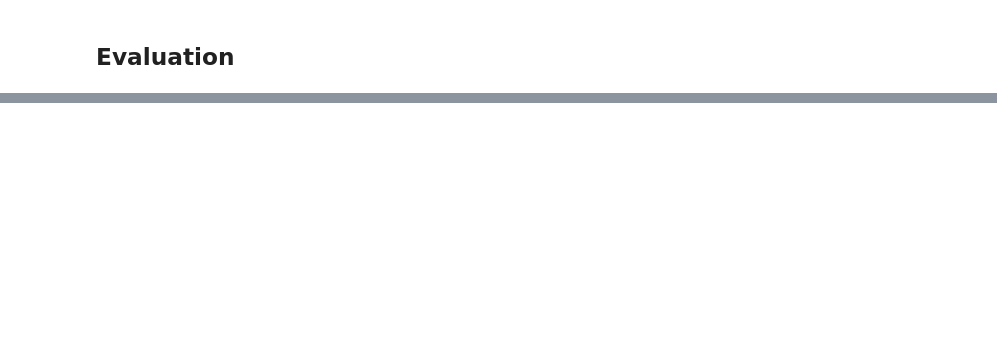
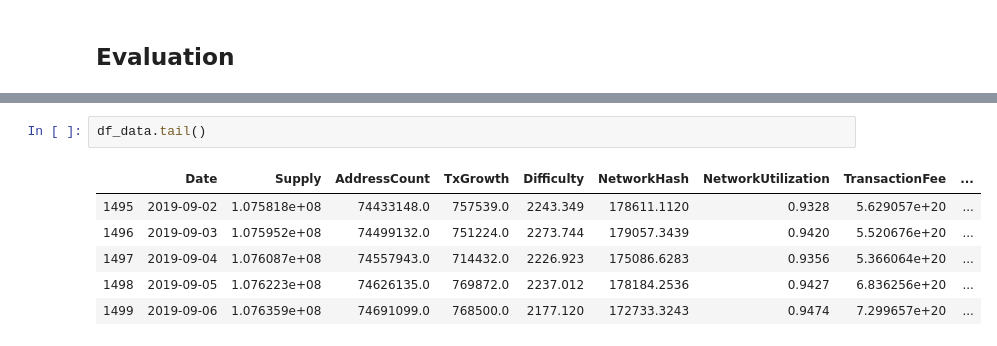
Before and after one commit to y4m4rx/appliedDataScienceProject, a Jupyter notebook: sezi/Combine.ipynb, the cells around one changed output, grey strips where cells are left out. Drawn from its saved outputs; the diff is of its cells as text; blank space fills up the shorter version.

```diff
--- a/sezi/Combine.ipynb
+++ b/sezi/Combine.ipynb
@@ -741,0 +1041,9 @@ fit_prophet(df_prophet, 30, 0.2)
+# %%
+df_data.tail()
+# %% [output]
+|  | Date | Supply | AddressCount | TxGrowth | Difficulty | NetworkHash | NetworkUtilization | TransactionFee | ... |
+| 1495 | 2019-09-02 | 1.075818e+08 | 74433148.0 | 757539.0 | 2243.349 | 178611.1120 | 0.9328 | 5.629057e+20 | ... |
+| 1496 | 2019-09-03 | 1.075952e+08 | 74499132.0 | 751224.0 | 2273.744 | 179057.3439 | 0.9420 | 5.520676e+20 | ... |
+| 1497 | 2019-09-04 | 1.076087e+08 | 74557943.0 | 714432.0 | 2226.923 | 175086.6283 | 0.9356 | 5.366064e+20 | ... |
+| 1498 | 2019-09-05 | 1.076223e+08 | 74626135.0 | 769872.0 | 2237.012 | 178184.2536 | 0.9427 | 6.836256e+20 | ... |
+| 1499 | 2019-09-06 | 1.076359e+08 | 74691099.0 | 768500.0 | 2177.120 | 172733.3243 | 0.9474 | 7.299657e+20 | ... |
```
Also changed, not shown: parts of 18 cells of this notebook, 1 other file.
